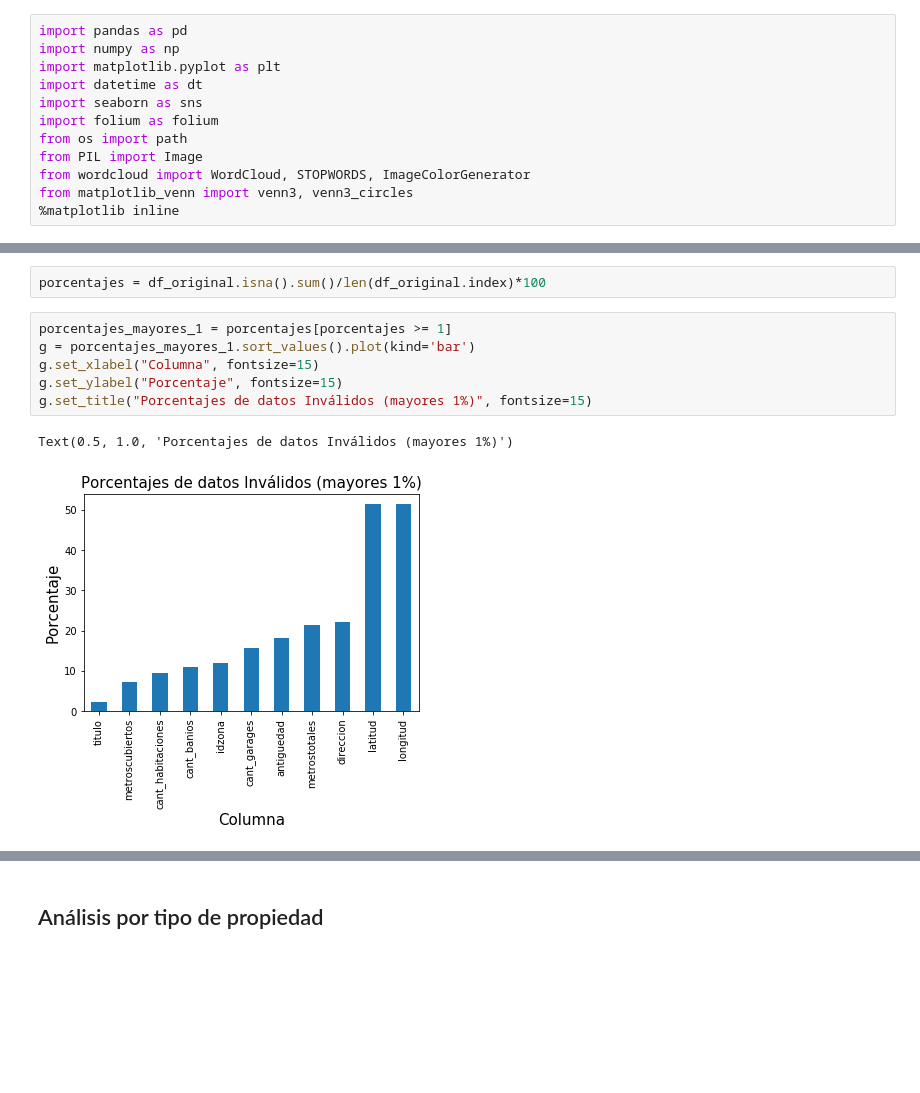
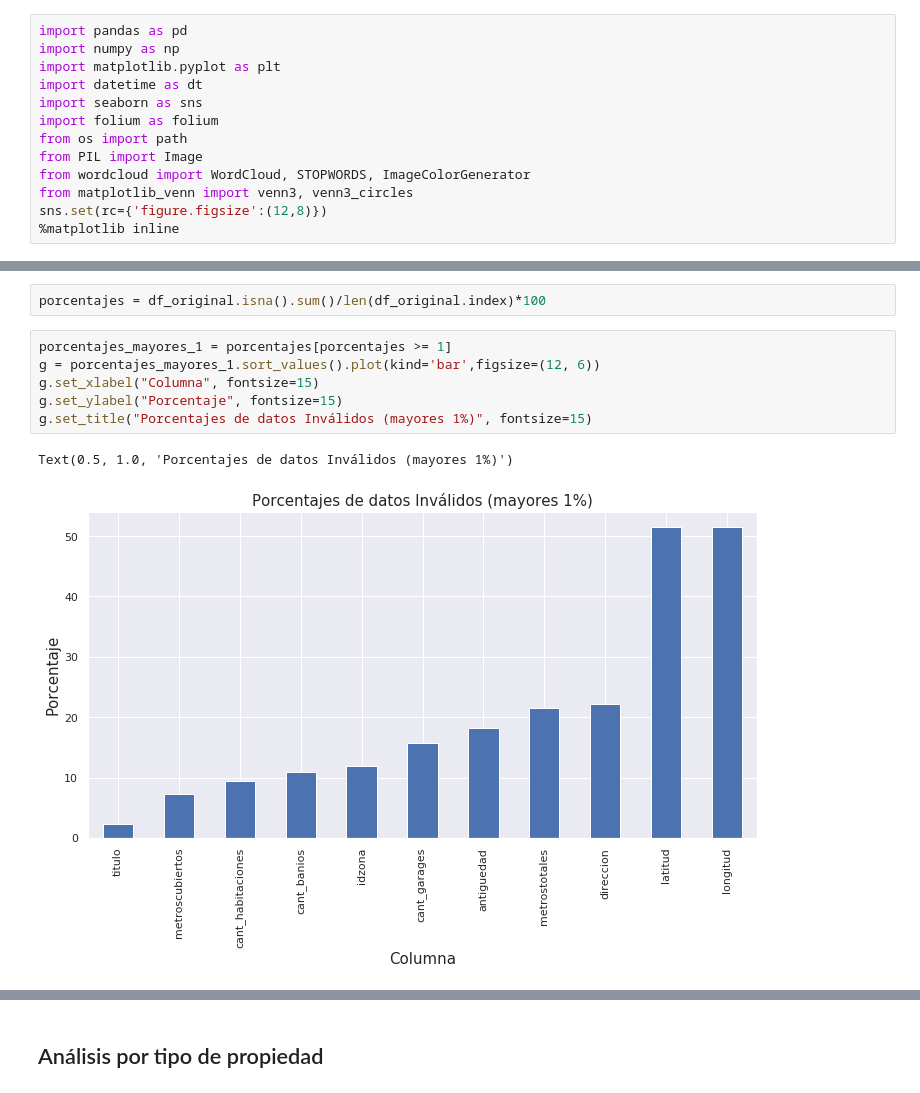
Before and after one commit to taielc/Fiuba_Datos_TP1, a Jupyter notebook: Intento de Final.ipynb, the cells around one changed output, grey strips where cells are left out. Cells and saved outputs as stored; diff of their text form; blank space fills up the shorter version.

```diff
--- a/Intento de Final.ipynb
+++ b/Intento de Final.ipynb
@@ -11,6 +11,7 @@ from os import path
 from PIL import Image
 from wordcloud import WordCloud, STOPWORDS, ImageColorGenerator
 from matplotlib_venn import venn3, venn3_circles
+sns.set(rc={'figure.figsize':(12,8)})
 %matplotlib inline
 # %%
 df_original['anio'] = df_original['fecha'].dt.year
@@ -49,12 +50,12 @@ Separamos entre los que son mayores al 1% y menores ya que no serían notables e
 porcentajes = df_original.isna().sum()/len(df_original.index)*100
 # %%
 porcentajes_mayores_1 = porcentajes[porcentajes >= 1]
-g = porcentajes_mayores_1.sort_values().plot(kind='bar')
+g = porcentajes_mayores_1.sort_values().plot(kind='bar',figsize=(12, 6))
 g.set_xlabel("Columna", fontsize=15)
 g.set_ylabel("Porcentaje", fontsize=15)
 g.set_title("Porcentajes de datos Inválidos (mayores 1%)", fontsize=15)
 # %% [output]
 Text(0.5, 1.0, 'Porcentajes de datos Inválidos (mayores 1%)')
-[figure, old version]
+[figure, new version]
 # %%
 porcentajes_menores_1 = porcentajes[porcentajes < 1]
```
Also changed, not shown: parts of 113 cells of this notebook, 7 other files.
